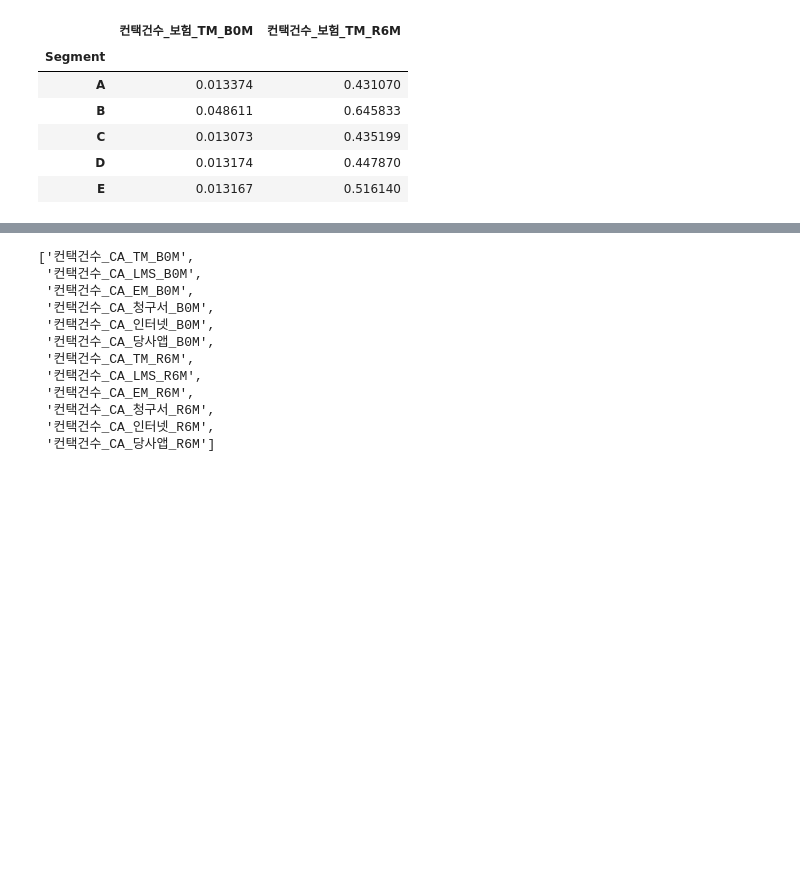
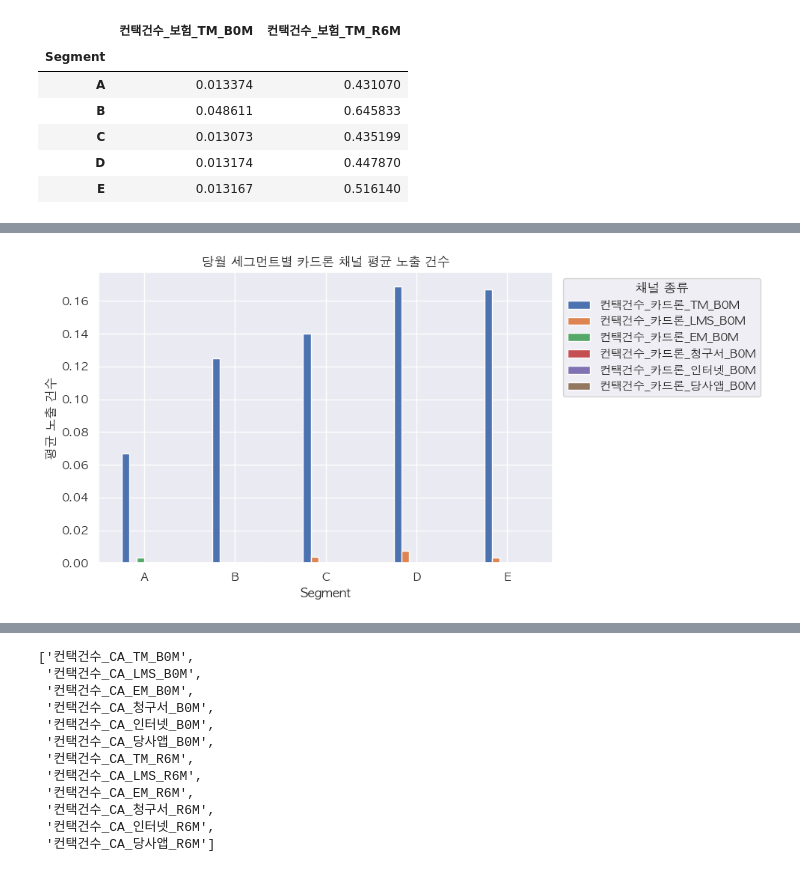
Before and after one commit to smileehahyun/final_project, a Jupyter notebook: 07_마케팅 정보_EDA.ipynb, the cells around one changed output, grey strips where cells are left out. Drawn from its saved outputs; the diff is of its cells as text; code cells hidden in the pictures; blank space fills up the shorter version.

```diff
--- a/07_마케팅 정보_EDA.ipynb
+++ b/07_마케팅 정보_EDA.ipynb
@@ -480,0 +454,13 @@ cardloan_cols = [col for col in df.columns if '카드론' in col]
+# %%
+card_loan = ['컨택건수_카드론_TM_B0M',
+ '컨택건수_카드론_LMS_B0M',
+ '컨택건수_카드론_EM_B0M',
+ '컨택건수_카드론_청구서_B0M',
+ '컨택건수_카드론_인터넷_B0M',
+ '컨택건수_카드론_당사앱_B0M',
+ '컨택건수_카드론_TM_R6M',
+ '컨택건수_카드론_LMS_R6M',
+ '컨택건수_카드론_EM_R6M',
+ '컨택건수_카드론_청구서_R6M',
+ '컨택건수_카드론_인터넷_R6M',
+ '컨택건수_카드론_당사앱_R6M']
@@ -480,0 +477,4 @@ cardloan_cols = [col for col in df.columns if '카드론' in col]
+# %%
+cardloan_mean = df.groupby('Segment')[card_loan].mean()
+#컬럼이 0인 것들은 제거하기
+cardloan_mean.drop(['컨택건수_카드론_인터넷_B0M','컨택건수_카드론_당사앱_B0M','컨택건수_카드론_인터넷_R6M','컨택건수_카드론_당사앱_R6M'], axis=1)
@@ -480,0 +489,13 @@ cardloan_cols = [col for col in df.columns if '카드론' in col]
+# %%
+short_cols = [col for col in cardloan_mean.columns if '_B0M' in col]
+long_cols  = [col for col in cardloan_mean.columns if '_R6M' in col]
+# %%
+cardloan_mean[short_cols].plot(kind='bar', figsize=(10,5))
+plt.title('당월 세그먼트별 카드론 채널 평균 노출 건수')
+plt.ylabel('평균 노출 건수')
+plt.xticks(rotation=0)
+plt.legend(title='채널 종류', bbox_to_anchor=(1.01, 1), loc='upper left')
+plt.tight_layout()
+plt.show()
+# %% [output]
+[figure, added]
```
Also changed, not shown: parts of 48 cells of this notebook.
